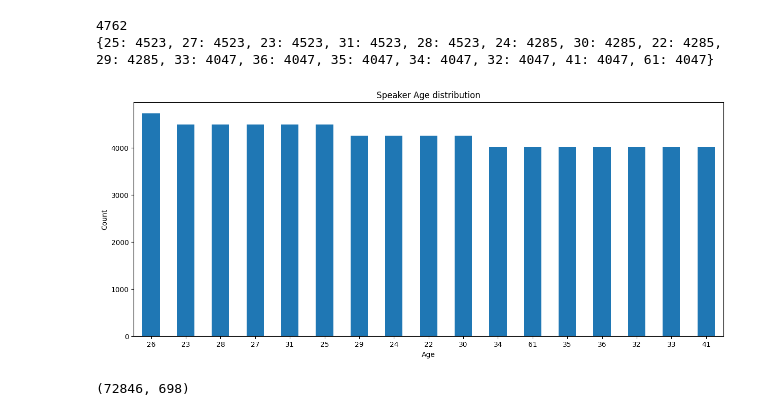
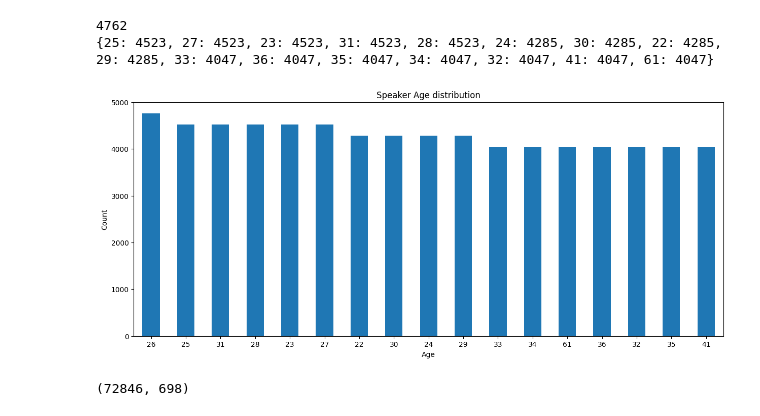
Before and after one commit to NivinyaSamarutilake/ML_Project, a Jupyter notebook: Layer_12_model.ipynb, the cells around one changed output. Drawn from its saved outputs; the diff is of its cells as text; code cells hidden in the pictures.

```diff
--- a/Layer_12_model.ipynb
+++ b/Layer_12_model.ipynb
@@ -82,14 +82,6 @@ print(y_train.shape, y_valid.shape)
 # %% [output]
 (28520, 768) (750, 768)
 (28520, 4) (750, 4)
-# %%
-x_feature_names = ["feature_" + str(i) for i in range(1, 769)]
-rob_scaler = RobustScaler()
-rob_scaler.fit(X_train)
-
-
-X_train_scaled = pd.DataFrame(rob_scaler.transform(X_train), columns=x_feature_names)
-X_valid_scaled = pd.DataFrame(rob_scaler.transform(X_valid), columns=x_feature_names)
 # %% [markdown]
 ## Common functions
 # %%
@@ -434,18 +354,18 @@ Xr_train_2, yr_train_2= smote_2.fit_resample(X_train, y_train['label_2'])
 4762
 {25: 4523, 27: 4523, 23: 4523, 31: 4523, 28: 4523, 24: 4285, 30: 4285, 22: 4285, 29: 4285, 33: 4047, 36: 4047, 35: 4047, 34: 4047, 32: 4047, 41: 4047, 61: 4047}
 # %%
-series_data_2_2 = pd.Series(yr_train)
+series_data_2_2 = pd.Series(yr_train_2)
 class_counts_2_2 = series_data_2_2.value_counts()
 
 plt.figure(figsize=(15, 6))  # Adjust the figure size as needed
 class_counts_2_2.plot(kind='bar', rot=0)
 plt.xlabel('Age')
 plt.ylabel('Count')
 plt.title('Speaker Age distribution')
 
 # Display the bar graph
 plt.show()
 # %% [output]
-[figure, old version]
+[figure, new version]
 # %%
 # X_train_filtered_2_1 = reduce_correlations(corr_2, Xr_train, 0.8)
```
Also changed, not shown: parts of 27 cells of this notebook, 3 other files.
